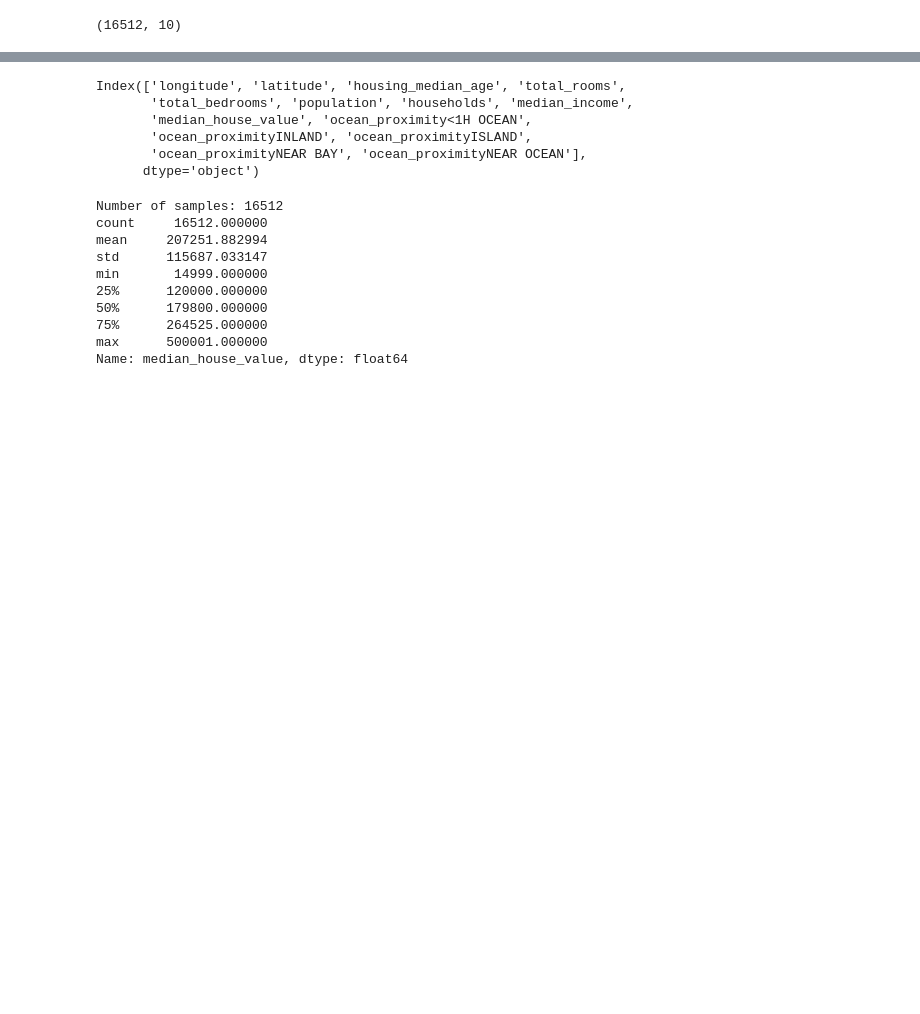
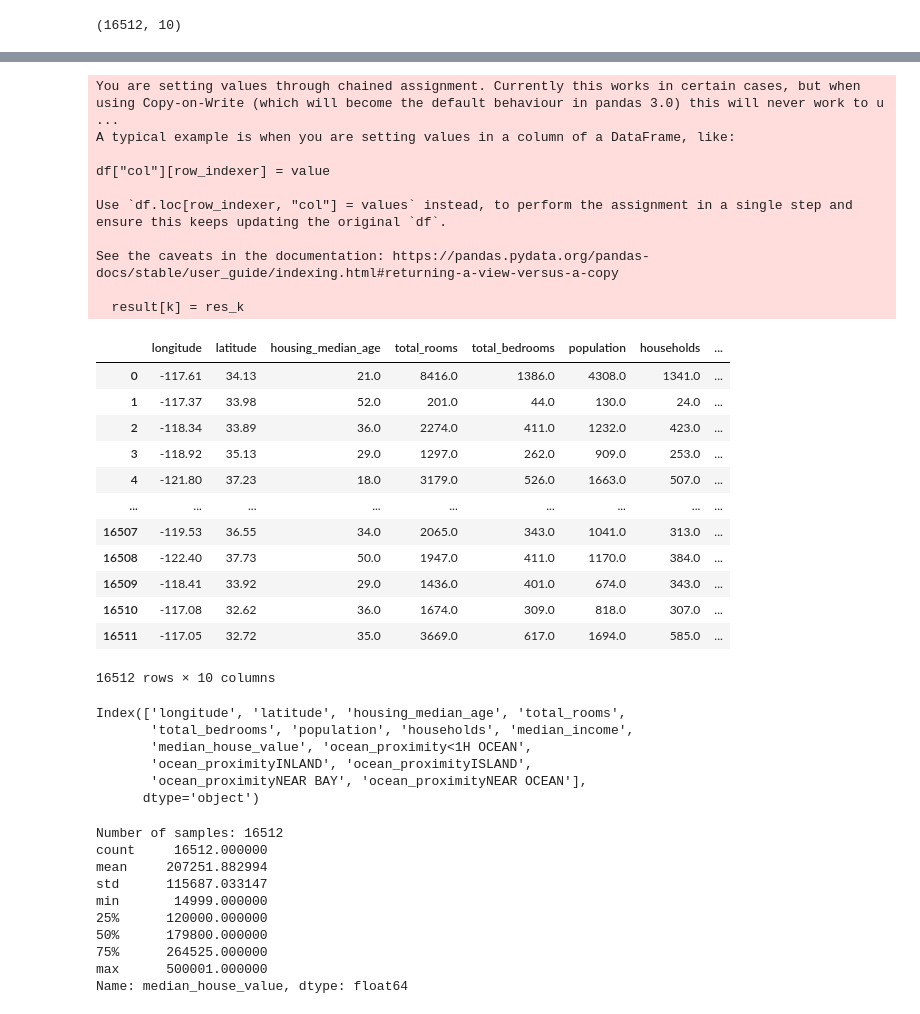
Before and after one commit to ThomasCherqui/ml_nn_housing, a Jupyter notebook: housing_data_exploration.ipynb, the cells around one changed output, grey strips where cells are left out. Saved outputs shown, nothing was run; the diff lists cells and outputs as text; code cells hidden in the pictures; blank space fills up the shorter version.

```diff
--- a/housing_data_exploration.ipynb
+++ b/housing_data_exploration.ipynb
@@ -11,3 +29,33 @@ print(housing_data.shape)
+# %%
+x = housing_data
+cat_col = 'ocean_proximity'
+num_cols = x.select_dtypes(include=[np.number]).columns.tolist()
+x[num_cols] = x[num_cols].fillna(x[num_cols].median())
+x
+# %% [output]
+You are setting values through chained assignment. Currently this works in certain cases, but when using Copy-on-Write (which will become the default behaviour in pandas 3.0) this will never work to u ...
+A typical example is when you are setting values in a column of a DataFrame, like:
+
+df["col"][row_indexer] = value
+
+Use `df.loc[row_indexer, "col"] = values` instead, to perform the assignment in a single step and ensure this keeps updating the original `df`.
+
+See the caveats in the documentation: https://pandas.pydata.org/pandas-docs/stable/user_guide/indexing.html#returning-a-view-versus-a-copy
+
+  result[k] = res_k
+|  | longitude | latitude | housing_median_age | total_rooms | total_bedrooms | population | households | ... |
+| 0 | -117.61 | 34.13 | 21.0 | 8416.0 | 1386.0 | 4308.0 | 1341.0 | ... |
+| 1 | -117.37 | 33.98 | 52.0 | 201.0 | 44.0 | 130.0 | 24.0 | ... |
+| 2 | -118.34 | 33.89 | 36.0 | 2274.0 | 411.0 | 1232.0 | 423.0 | ... |
+| 3 | -118.92 | 35.13 | 29.0 | 1297.0 | 262.0 | 909.0 | 253.0 | ... |
+| 4 | -121.80 | 37.23 | 18.0 | 3179.0 | 526.0 | 1663.0 | 507.0 | ... |
+| ... | ... | ... | ... | ... | ... | ... | ... | ... |
+| 16507 | -119.53 | 36.55 | 34.0 | 2065.0 | 343.0 | 1041.0 | 313.0 | ... |
+| 16508 | -122.40 | 37.73 | 50.0 | 1947.0 | 411.0 | 1170.0 | 384.0 | ... |
+| 16509 | -118.41 | 33.92 | 29.0 | 1436.0 | 401.0 | 674.0 | 343.0 | ... |
+| 16510 | -117.08 | 32.62 | 36.0 | 1674.0 | 309.0 | 818.0 | 307.0 | ... |
+| 16511 | -117.05 | 32.72 | 35.0 | 3669.0 | 617.0 | 1694.0 | 585.0 | ... |
+16512 rows × 10 columns
 # %%
 def one_hot_encode(data:pd.DataFrame):
 
```
Also changed, not shown: parts of 2 cells of this notebook, 2 other files.
